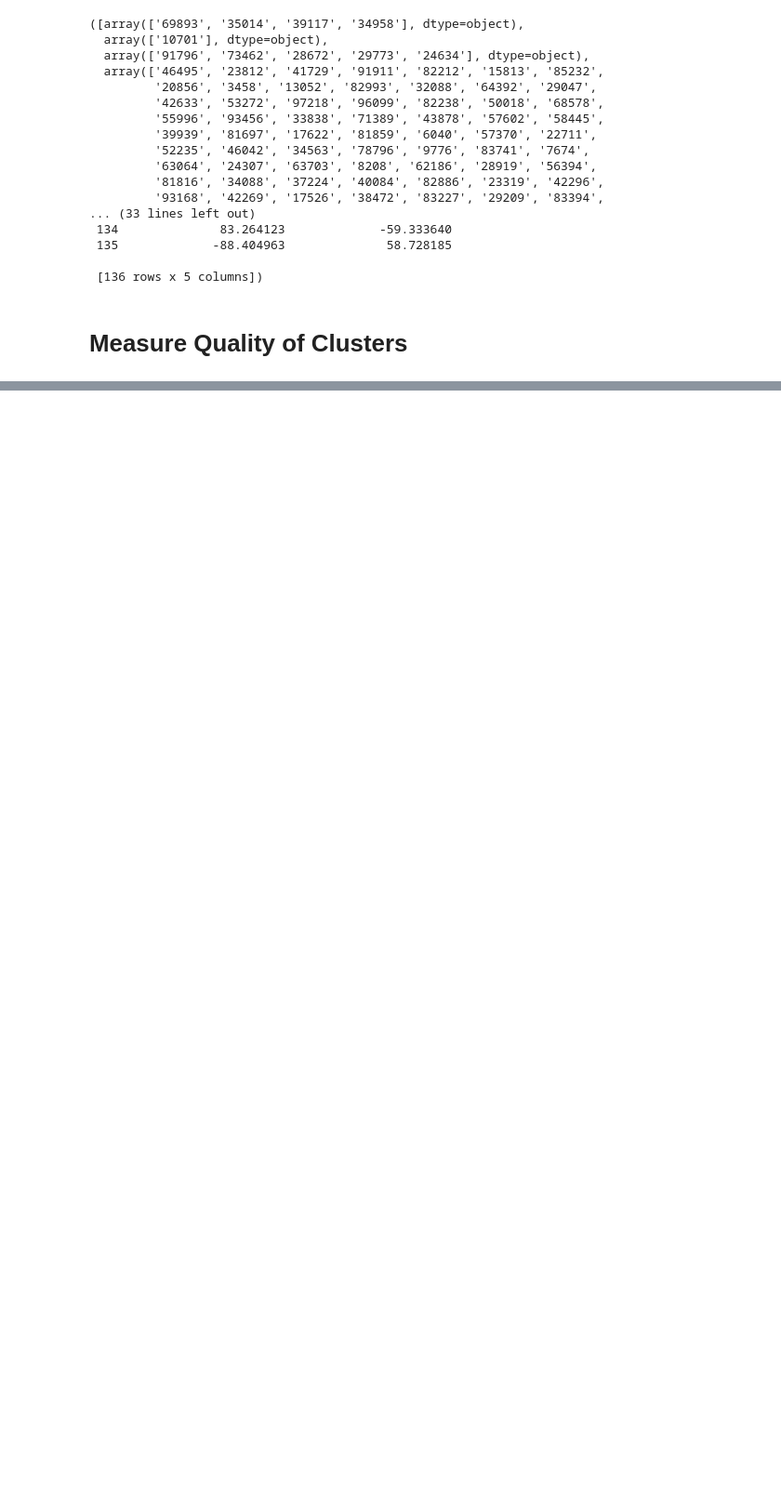
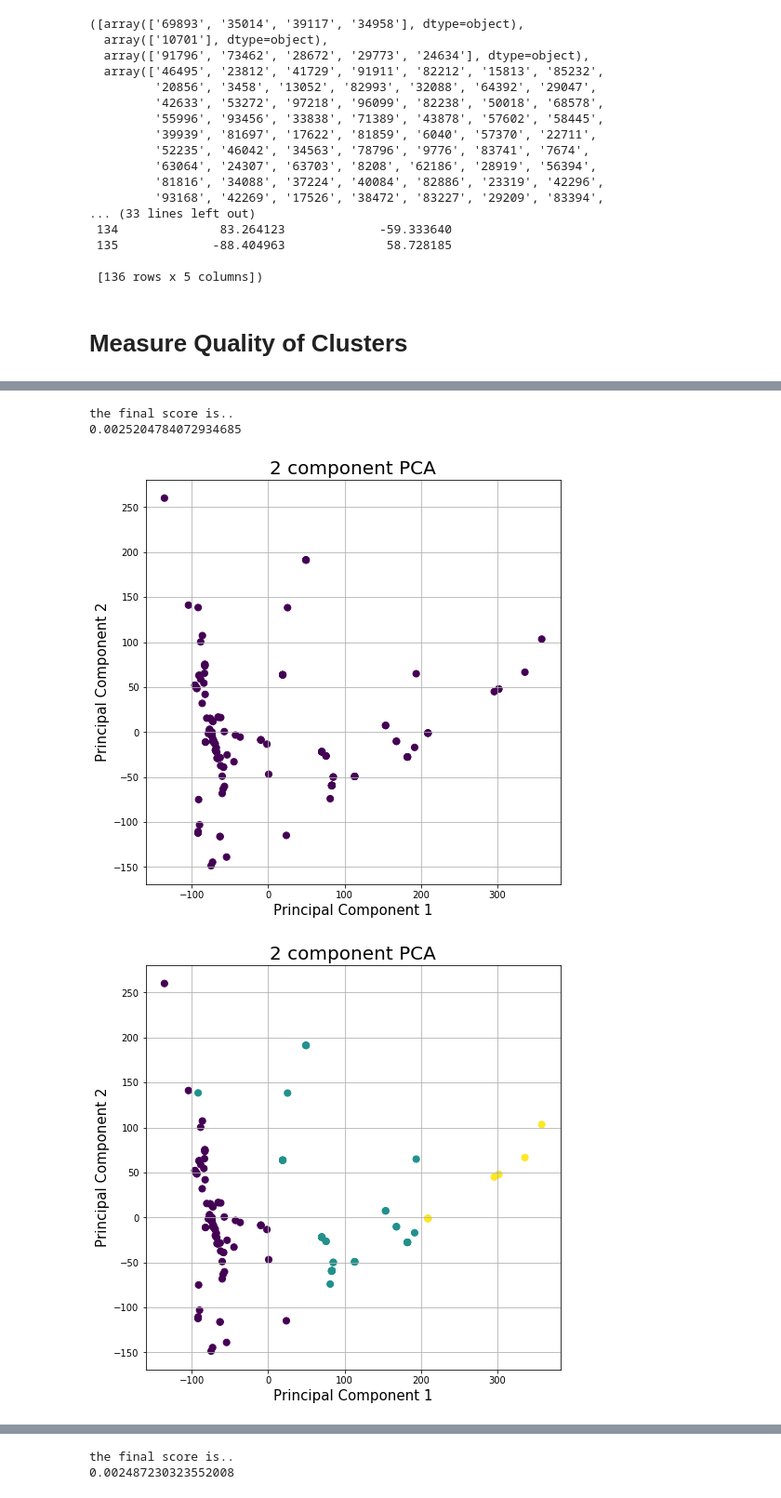
Before and after one commit to enrach21/hw2-skeleton, a Jupyter notebook: hw2skeleton/HW2.Ian.Jones.ipynb, the cells around one changed output, grey strips where cells are left out. Shown at 93% size. Saved outputs shown, nothing was run; the diff lists cells and outputs as text; code cells hidden in the pictures; blank space fills up the shorter version.

```diff
--- a/hw2skeleton/HW2.Ian.Jones.ipynb
+++ b/hw2skeleton/HW2.Ian.Jones.ipynb
@@ -1049,0 +1079,3 @@ Fourth Example...
+# %%
+find_optimal_score_P(active_sites)
+# %% [output]
@@ -1049,0 +1085,4 @@ Fourth Example...
+the final score is..
+0.0025204784072934685
+[figure, added]
+[figure, added]
@@ -1049,0 +1090,2 @@ Fourth Example...
+the final score is..
+0.002487230323552008
```
Also changed, not shown: parts of 4 cells of this notebook, 1 other file.
